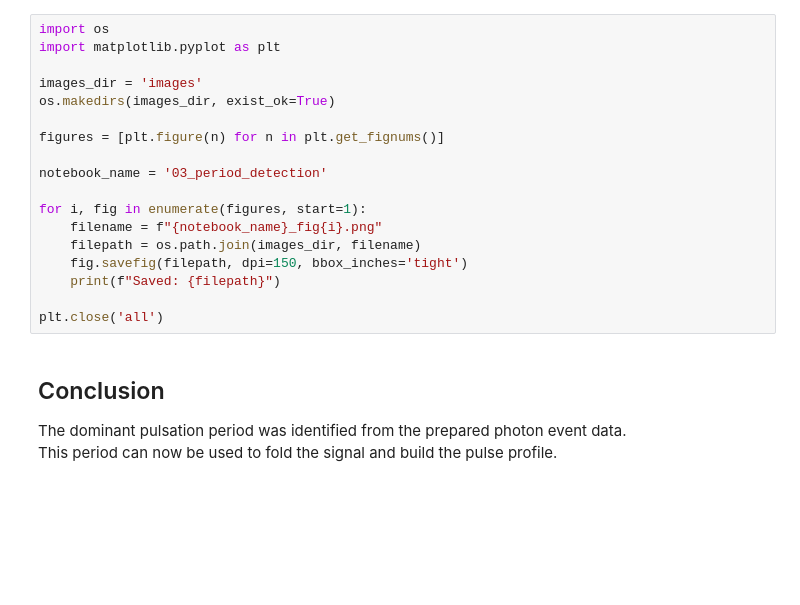
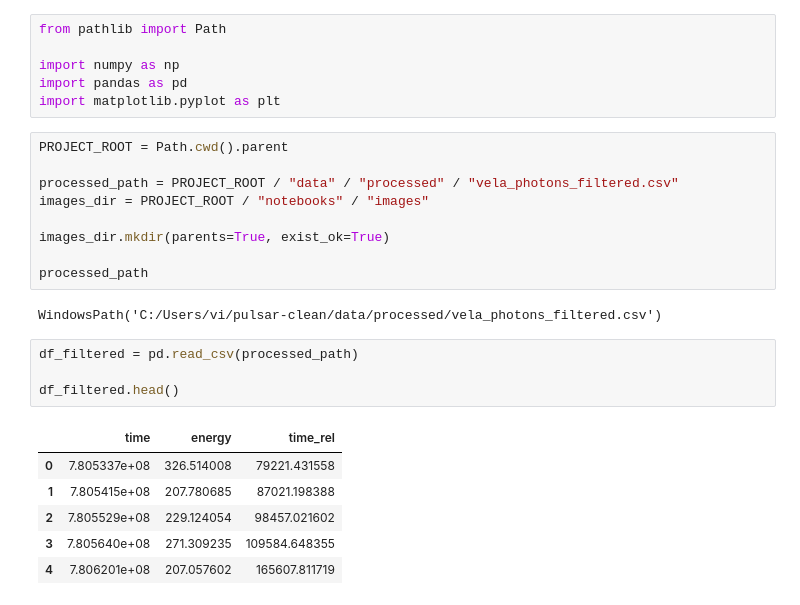
Before and after one commit to kva99kva-eng/pulsar, a Jupyter notebook: notebooks/04_period_detection.ipynb, the cells around one changed output. Cells and saved outputs as stored; diff of their text form; blank space fills up the shorter version.

```diff
--- a/notebooks/04_period_detection.ipynb
+++ b/notebooks/04_period_detection.ipynb
@@ -123,23 +13,28 @@ plt.show()
-# %%
-import os
-import matplotlib.pyplot as plt
-
-images_dir = 'images'
-os.makedirs(images_dir, exist_ok=True)
-
-figures = [plt.figure(n) for n in plt.get_fignums()]
-
-notebook_name = '03_period_detection'
-
-for i, fig in enumerate(figures, start=1):
-    filename = f"{notebook_name}_fig{i}.png"
-    filepath = os.path.join(images_dir, filename)
-    fig.savefig(filepath, dpi=150, bbox_inches='tight')
-    print(f"Saved: {filepath}")
-
-plt.close('all')
-# %% [markdown]
-## Conclusion
-
-The dominant pulsation period was identified from the prepared photon event data.
-This period can now be used to fold the signal and build the pulse profile.
+# %%
+from pathlib import Path
+
+import numpy as np
+import pandas as pd
+import matplotlib.pyplot as plt
+# %%
+PROJECT_ROOT = Path.cwd().parent
+
+processed_path = PROJECT_ROOT / "data" / "processed" / "vela_photons_filtered.csv"
+images_dir = PROJECT_ROOT / "notebooks" / "images"
+
+images_dir.mkdir(parents=True, exist_ok=True)
+
+processed_path
+# %% [output]
+WindowsPath('C:/Users/vi/pulsar-clean/data/processed/vela_photons_filtered.csv')
+# %%
+df_filtered = pd.read_csv(processed_path)
+
+df_filtered.head()
+# %% [output]
+|  | time | energy | time_rel |
+| 0 | 7.805337e+08 | 326.514008 | 79221.431558 |
+| 1 | 7.805415e+08 | 207.780685 | 87021.198388 |
+| 2 | 7.805529e+08 | 229.124054 | 98457.021602 |
+| 3 | 7.805640e+08 | 271.309235 | 109584.648355 |
+| 4 | 7.806201e+08 | 207.057602 | 165607.811719 |
```
Also changed, not shown: parts of 11 cells of this notebook, 9 other files.
